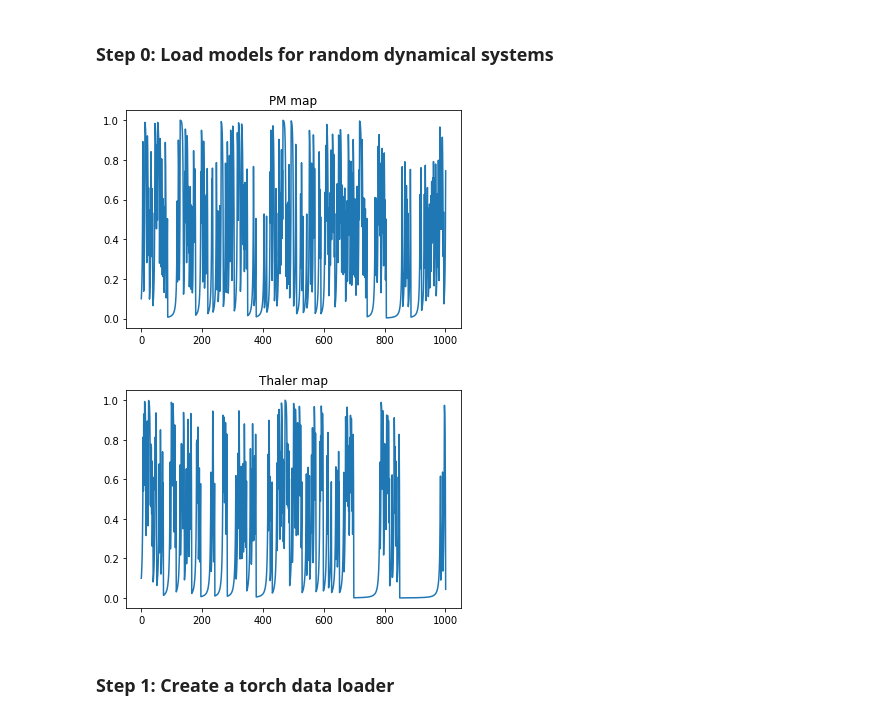
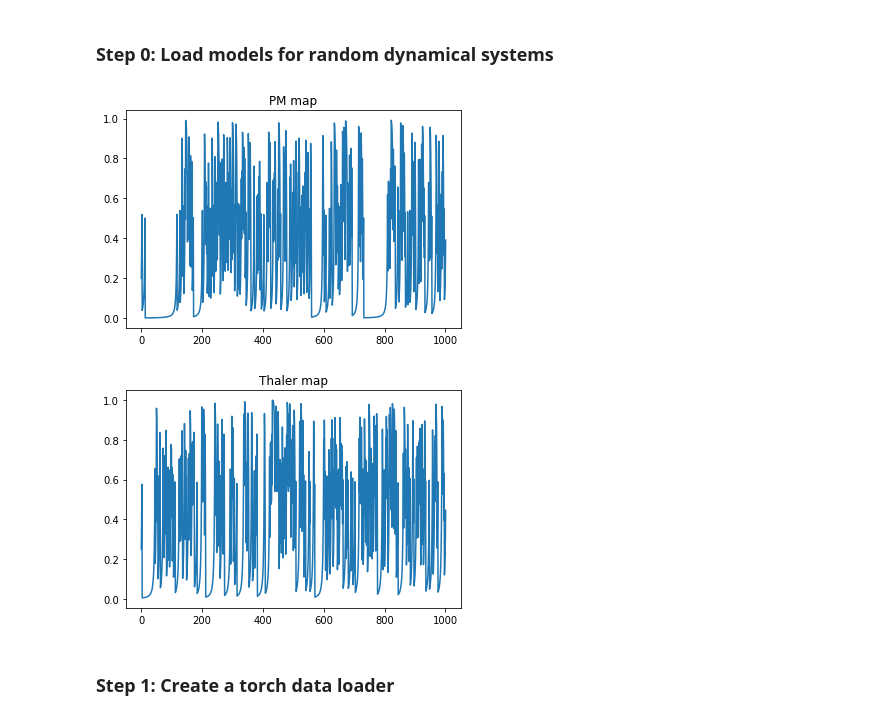
Before and after one commit to shoelim/mpgd, a Jupyter notebook: toy_experiments.ipynb, the cells around one changed output. Saved outputs shown, nothing was run; the diff lists cells and outputs as text; code cells hidden in the pictures.

```diff
--- a/toy_experiments.ipynb
+++ b/toy_experiments.ipynb
@@ -52,29 +52,32 @@ def Thaler_map(x, gamma=0.6):
 # %%
 #visualization
 PM_iters = []
-x = 0.1
+x = (0.1)**(0.7)
 PM_iters.append(x)
 for i in range(1001):
   x = PM_map(x,0.7)
   PM_iters.append(x)
 
 plt.plot(PM_iters)
 plt.title('PM map')
 plt.show()
 
 thaler_iters = []
-x = 0.1
+x = (0.1)**(0.6)
 thaler_iters.append(x)
 for i in range(1001):
   x = Thaler_map(x)
   thaler_iters.append(x)
 
 plt.plot(thaler_iters)
 plt.title('Thaler map')
 plt.show()
+
+#print(np.mean(thaler_iters))
+#print(np.mean(PM_iters))
 # %% [output]
-[figure, old version]
+[figure, new version]
-[figure, old version]
+[figure, new version]
 # %% [markdown]
 ### Step 1: Create a torch data loader
 # %%
```
Also changed, not shown: parts of 11 cells of this notebook.
